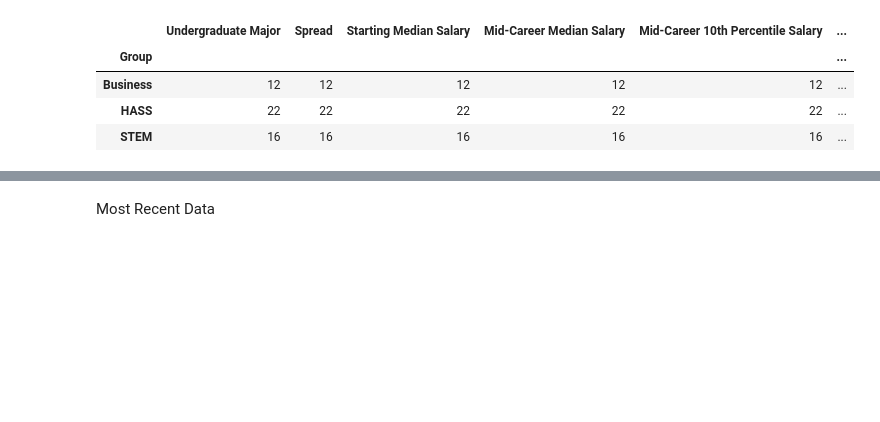
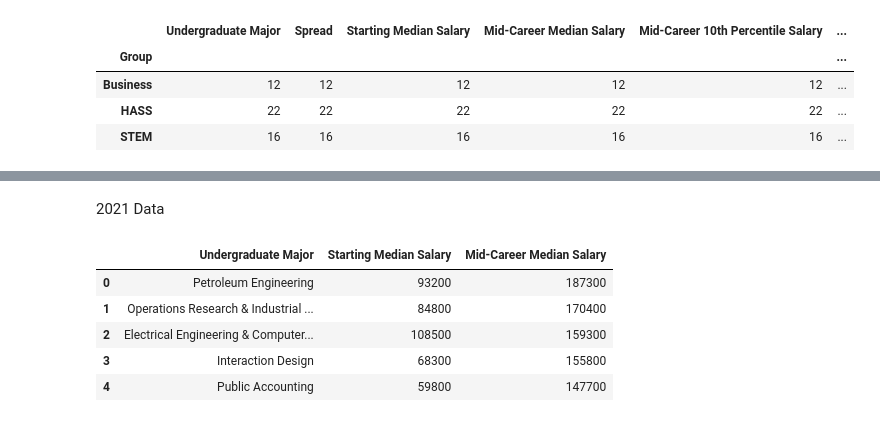
Before and after one commit to boolin9/college_major_vs_salary, a Jupyter notebook: salary_exploration.ipynb, the cells around one changed output, grey strips where cells are left out. Cells and saved outputs as stored; diff of their text form; code cells hidden in the pictures; blank space fills up the shorter version.

Commit message:
Scraped 2021 data and created CSV, some analysis

```diff
--- a/salary_exploration.ipynb
+++ b/salary_exploration.ipynb
@@ -171,5 +171,16 @@ clean_df.groupby("Group").mean()
 | Business | $103,958.33 | $44,633.33 | $75,083.33 | $43,566.67 | $147,525.00 |
 | HASS | $95,218.18 | $37,186.36 | $62,968.18 | $34,145.45 | $129,363.64 |
 | STEM | $101,600.00 | $53,862.50 | $90,812.50 | $56,025.00 | $157,625.00 |
-# %% [markdown]
-Most Recent Data
+# %% [markdown]
+2021 Data
+# %%
+df2 = pd.read_csv("2021_data.csv")
+# %%
+df2.head()
+# %% [output]
+|  | Undergraduate Major | Starting Median Salary | Mid-Career Median Salary |
+| 0 | Petroleum Engineering | 93200 | 187300 |
+| 1 | Operations Research & Industrial ... | 84800 | 170400 |
+| 2 | Electrical Engineering & Computer... | 108500 | 159300 |
+| 3 | Interaction Design | 68300 | 155800 |
+| 4 | Public Accounting | 59800 | 147700 |
```
Also changed, not shown: parts of 2 cells of this notebook, 2 other files.
